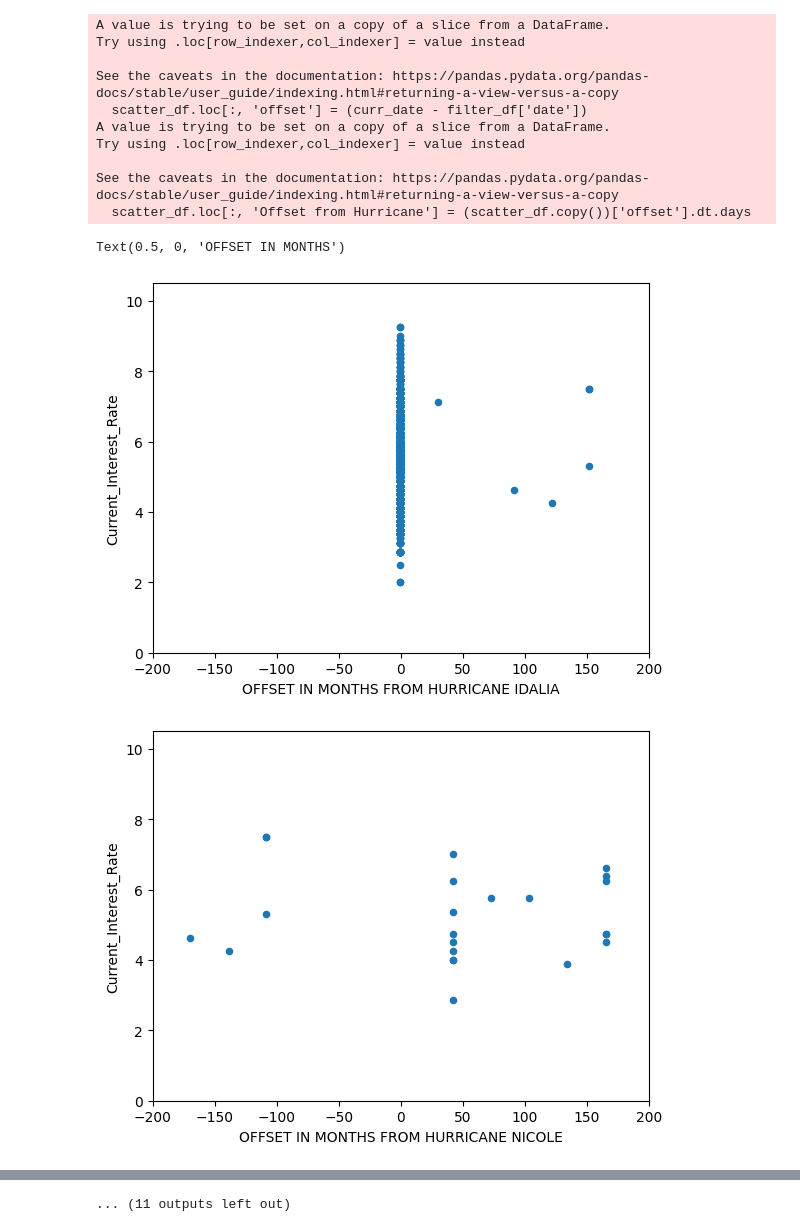
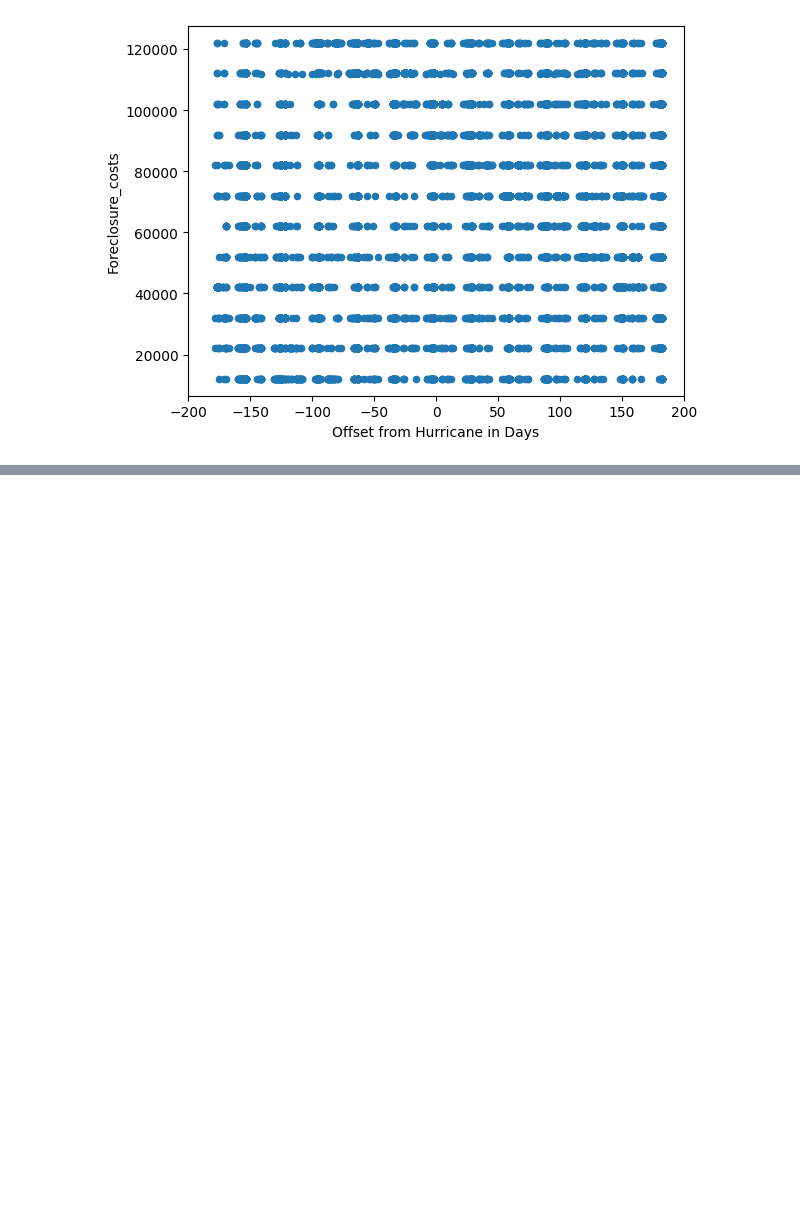
Before and after one commit to michelleehc/bitcamp, a Jupyter notebook: relativechart.ipynb, the cells around one changed output, grey strips where cells are left out. Drawn from its saved outputs; the diff is of its cells as text; code cells hidden in the pictures; blank space fills up the shorter version.

```diff
--- a/relativechart.ipynb
+++ b/relativechart.ipynb
@@ -3,16 +3,20 @@ import pandas as pd
 import matplotlib.pyplot as plt
 import numpy as np
 
-tampa_df = pd.read_csv ('tampa.csv')
+city_df = pd.read_csv ('tampa.csv')
 read_dis_df = pd.read_csv ('disasters.csv')
 # %%
+# florida
+
 # filter to match what is in the city
-counties = ['Hillsborough County', 'Pinellas County']
+counties = ['Leon County', 'Gadsden County', 'Wakulla County', 'Jefferson County',
+                'Hillsborough County', 'Pinellas County',
+                'Miami-Dade County']
 filtered_df = read_dis_df[read_dis_df['County'].isin(counties)]
 
 # filter it so it doesn't go less than min year in tampa
 filtered_df['Declaration Date'] = pd.to_datetime(filtered_df['Declaration Date'].copy())
-min_year = tampa_df['PayYear'].min()
+min_year = city_df['PayYear'].min()
 filtered_df = filtered_df[filtered_df['Declaration Date'].dt.year >= min_year]
 
 # get all unique hurricane names
@@ -39,7 +43,7 @@ disaster_df['-6 months'] = disaster_df['date'] - pd.DateOffset(months=6)
 disaster_df['+6 months'] = disaster_df['date'] + pd.DateOffset(months=6)
 
 # convert tampa data to date
-tampa_df['date'] = pd.to_datetime(dict(year=tampa_df['PayYear'], month=tampa_df['PayMonth'], day=1))
+city_df['date'] = pd.to_datetime(dict(year=city_df['PayYear'], month=city_df['PayMonth'], day=1))
 master_fl_df = pd.DataFrame()
 
 housing_info = 'Foreclosure_costs'
@@ -52,14 +56,11 @@ for x in range(0, len(disaster_df)):
     hurricane = disaster_df.loc[x, 'hurricanes']
 
     # now for housing data
-    mask = (tampa_df['date'] >= start) & (tampa_df['date'] <= end)
-    filter_df = tampa_df[mask]
+    mask = (city_df['date'] >= start) & (city_df['date'] <= end)
+    filter_df = city_df[mask]
     scatter_df = filter_df
     scatter_df.loc[:, 'offset'] = (curr_date - filter_df['date'])
     scatter_df.loc[:, 'Offset from Hurricane'] = (scatter_df.copy())['offset'].dt.days
-
-    print(scatter_df[housing_info])
-
 
     # add to master list
     if master_fl_df.empty:
@@ -177,13 +105 @@ Name: Current_Interest_Rate, Length: 9968, dtype: float64
-A value is trying to be set on a copy of a slice from a DataFrame.
-Try using .loc[row_indexer,col_indexer] = value instead
-
-See the caveats in the documentation: https://pandas.pydata.org/pandas-docs/stable/user_guide/indexing.html#returning-a-view-versus-a-copy
-  scatter_df.loc[:, 'offset'] = (curr_date - filter_df['date'])
-A value is trying to be set on a copy of a slice from a DataFrame.
-Try using .loc[row_indexer,col_indexer] = value instead
-
-See the caveats in the documentation: https://pandas.pydata.org/pandas-docs/stable/user_guide/indexing.html#returning-a-view-versus-a-copy
-  scatter_df.loc[:, 'Offset from Hurricane'] = (scatter_df.copy())['offset'].dt.days
-Text(0.5, 0, 'OFFSET IN MONTHS')
-[figure, old version]
+[figure, new version]
-[figure, removed]
@@ -192 +105,0 @@ Text(0.5, 0, 'OFFSET IN MONTHS')
-... (11 outputs left out)
```
Also changed, not shown: parts of 1 cell of this notebook.
